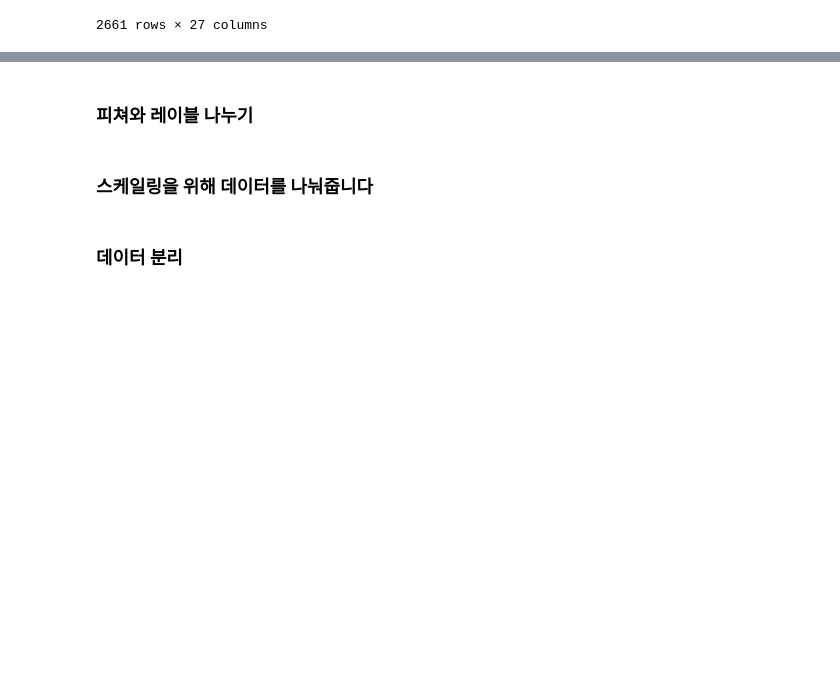
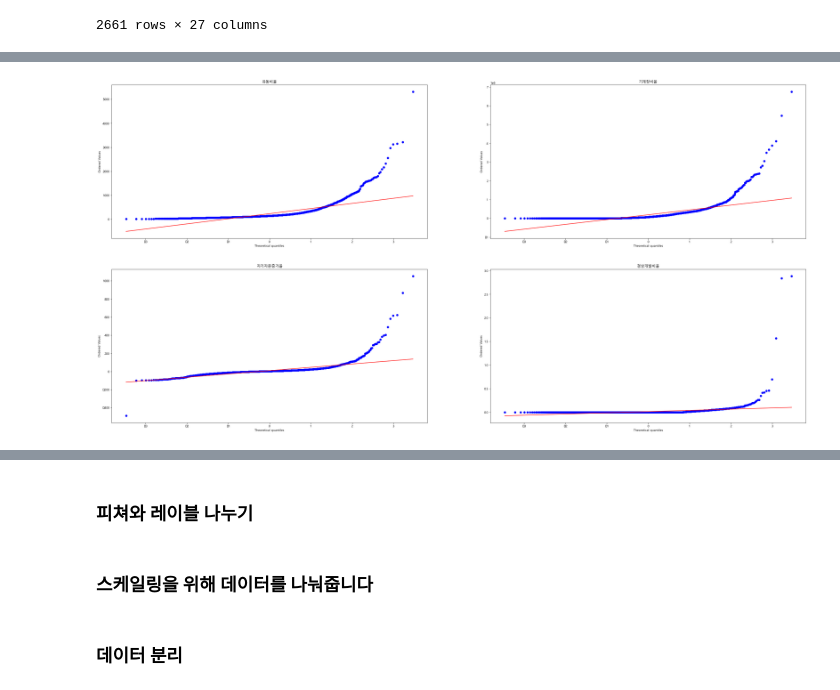
Before and after one commit to pelllzz/ubion4_project2, a Jupyter notebook: code/code_main/08_신성장모델링.ipynb, the cells around one changed output, grey strips where cells are left out. Cells and saved outputs as stored; diff of their text form; code cells hidden in the pictures; blank space fills up the shorter version.

```diff
--- a/code/code_main/08_신성장모델링.ipynb
+++ b/code/code_main/08_신성장모델링.ipynb
@@ -41,0 +109,17 @@ df
+# %%
+from matplotlib.pyplot import imread
+import scipy.stats as stats
+
+fig, axes = plt.subplots(2,2)
+fig.set_size_inches((40,20))
+
+stats.probplot(df['유동비율'],dist=stats.norm,plot=axes[0,0])
+axes[0,0].title.set_text("유동비율")
+stats.probplot(df['기계장비율'],dist=stats.norm,plot=axes[0,1])
+axes[0,1].title.set_text("기계장비율")
+stats.probplot(df['자기자본증가율'],dist=stats.norm,plot=axes[1,0])
+axes[1,0].title.set_text("자기자본증가율")
+stats.probplot(df['경상개발비율'],dist=stats.norm,plot=axes[1,1])
+axes[1,1].title.set_text("경상개발비율")
+# %% [output]
+[figure, added]
```
Also changed, not shown: parts of 34 cells of this notebook, 1 other file.
